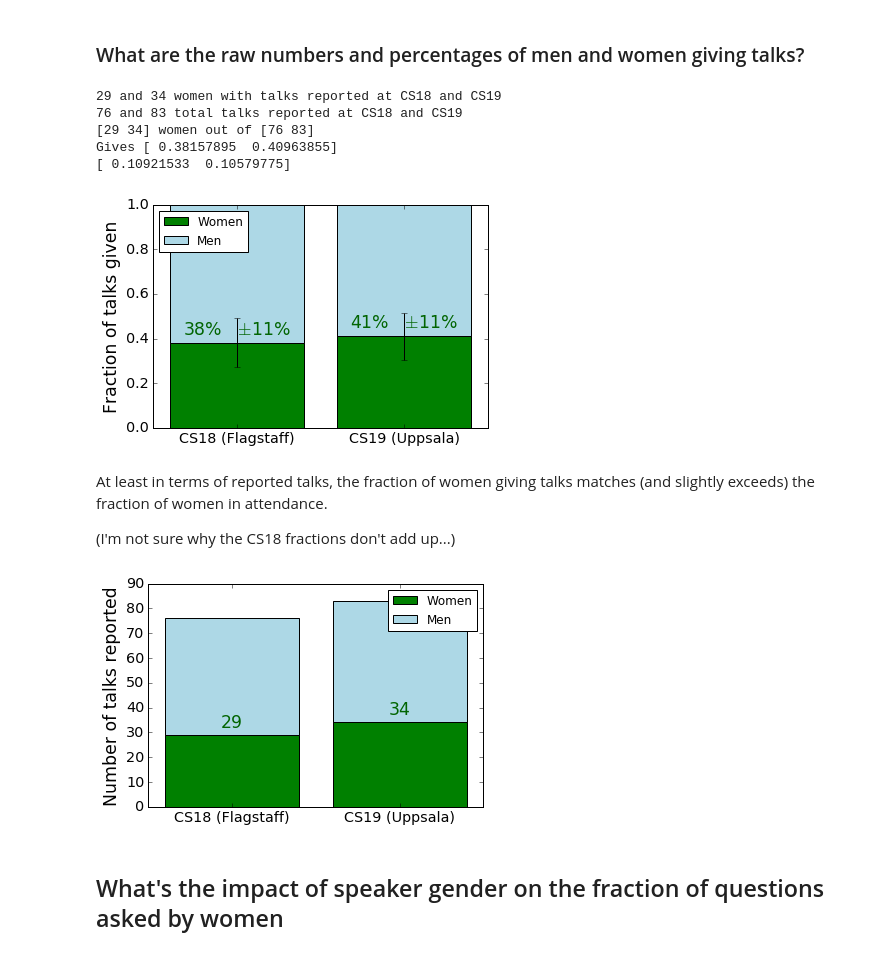
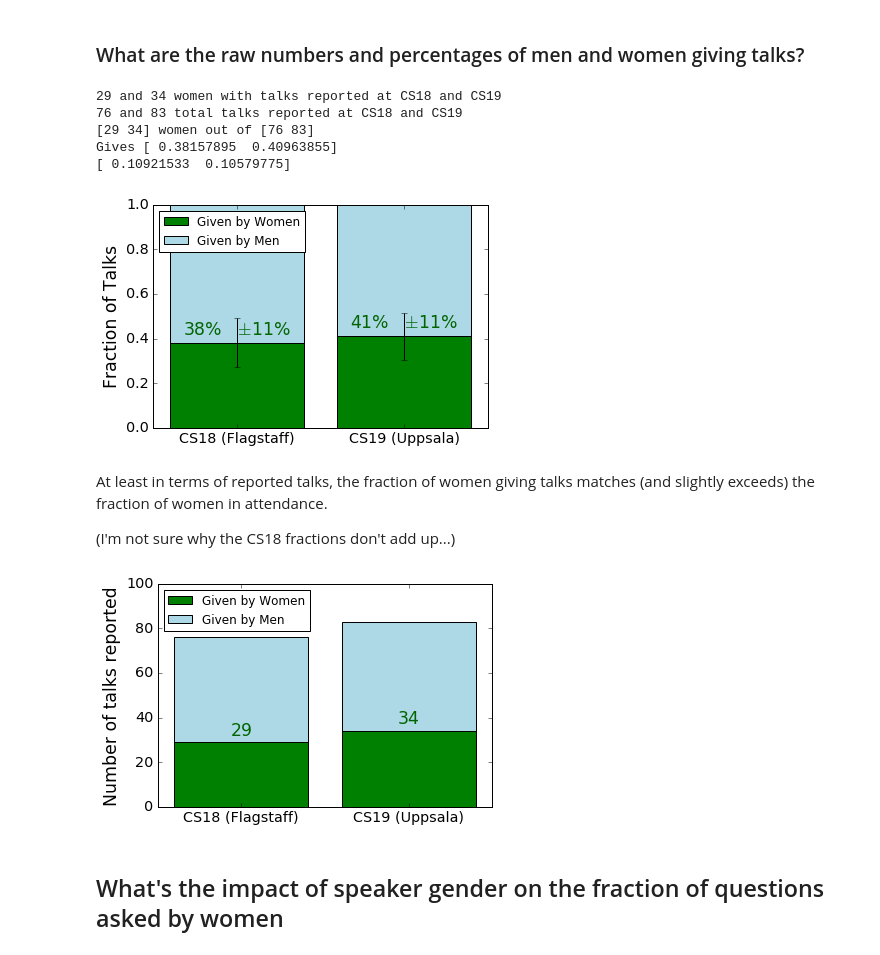
Before and after one commit to jradavenport/Gender-in-Astro, a Jupyter notebook: analysis/coolstars/douglas_coolstars_analysis.ipynb, the cells around one changed output. Saved outputs shown, nothing was run; the diff lists cells and outputs as text; code cells hidden in the pictures.

```diff
--- a/analysis/coolstars/douglas_coolstars_analysis.ipynb
+++ b/analysis/coolstars/douglas_coolstars_analysis.ipynb
@@ -190,15 +193,16 @@ def compare_women_fractions(women_count, men_count, totals_conference,
 # %%
 def compare_counts(women_count, men_count, totals_conference,
                     colors=["Green","LightBlue"],
-                    xlabels=["CS18 (Flagstaff)","CS19 (Uppsala)"]):
+                    xlabels=["CS18 (Flagstaff)","CS19 (Uppsala)"],
+                   legend_labels=["Women","Men"]):
     fig = plt.figure()
     ax = plt.subplot(111)
 
     x_num = np.array([0,1])
     ax.bar(x_num, women_count, width=0.8, color="Green",
-           align="center", label="Women")
+           align="center", label=legend_labels[0])
     ax.bar(x_num, men_count, width=0.8, color="LightBlue",
-           align="center",bottom=women_count,label="Men")
+           align="center",bottom=women_count,label=legend_labels[1])
 
     ax.text(x_num[0],women_count[0]*1.1,"{0:.0f}".format(women_count[0]),
             color="DarkGreen",horizontalalignment='center',fontsize="xx-large")
@@ -287,9 +293,10 @@ print("{0} and {1} women with talks reported at CS18 and CS19".format(
 print("{0} and {1} total talks reported at CS18 and CS19".format(
         total_talks[0],total_talks[1]))
 
-compare_women_fractions(women_talks, men_talks, total_talks)
+compare_women_fractions(women_talks, men_talks, total_talks,
+              legend_labels=["Given by Women","Given by Men"])
 ax = plt.gca()
-ax.set_ylabel("Fraction of talks given",fontsize="xx-large")
+ax.set_ylabel("Fraction of Talks",fontsize="xx-large")
 # plt.suptitle("All talks with questions reported",fontsize="xx-large")
 plt.savefig("talk_percentages.eps",bbox_inches="tight")
 # %% [output]
@@ -298,18 +305,20 @@ plt.savefig("talk_percentages.eps",bbox_inches="tight")
 [29 34] women out of [76 83]
 Gives [ 0.38157895  0.40963855]
 [ 0.10921533  0.10579775]
-[figure, old version]
+[figure, new version]
 # %% [markdown]
 At least in terms of reported talks, the fraction of women giving talks matches (and slightly exceeds) the fraction of women in attendance.
 
 (I'm not sure why the CS18 fractions don't add up...)
 # %%
-compare_counts(women_talks, men_talks, total_talks)
+compare_counts(women_talks, men_talks, total_talks,
+              legend_labels=["Given by Women","Given by Men"])
 ax = plt.gca()
+ax.set_ylim(0,100)
 ax.set_ylabel("Number of talks reported",fontsize="xx-large")
 plt.savefig("raw_talks_reported.eps",bbox_inches="tight")
 # %% [output]
-[figure, old version]
+[figure, new version]
 # %% [markdown]
 ## What's the impact of speaker gender on the fraction of questions asked by women
 # %%
```
Also changed, not shown: parts of 13 cells of this notebook, 1 other file.
